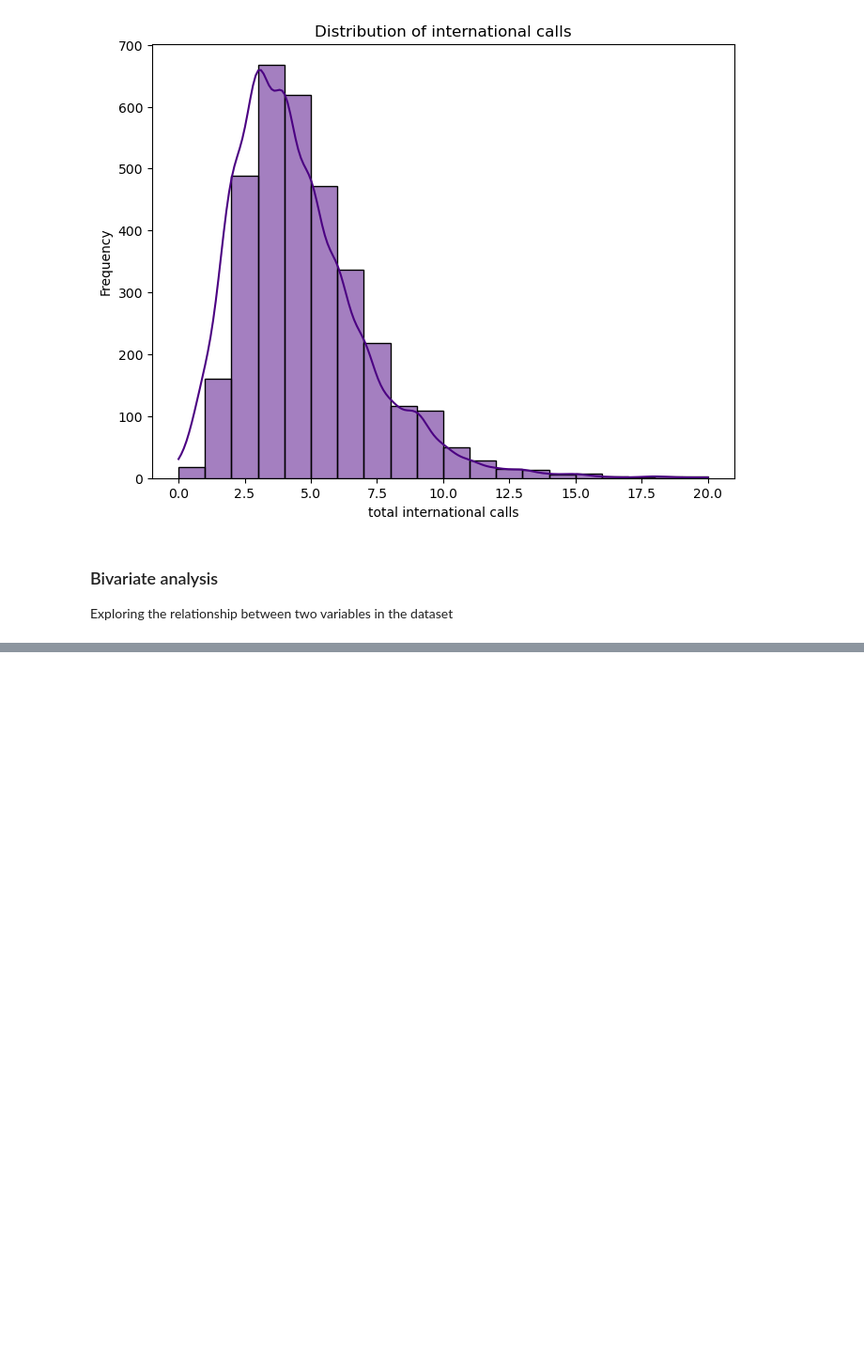
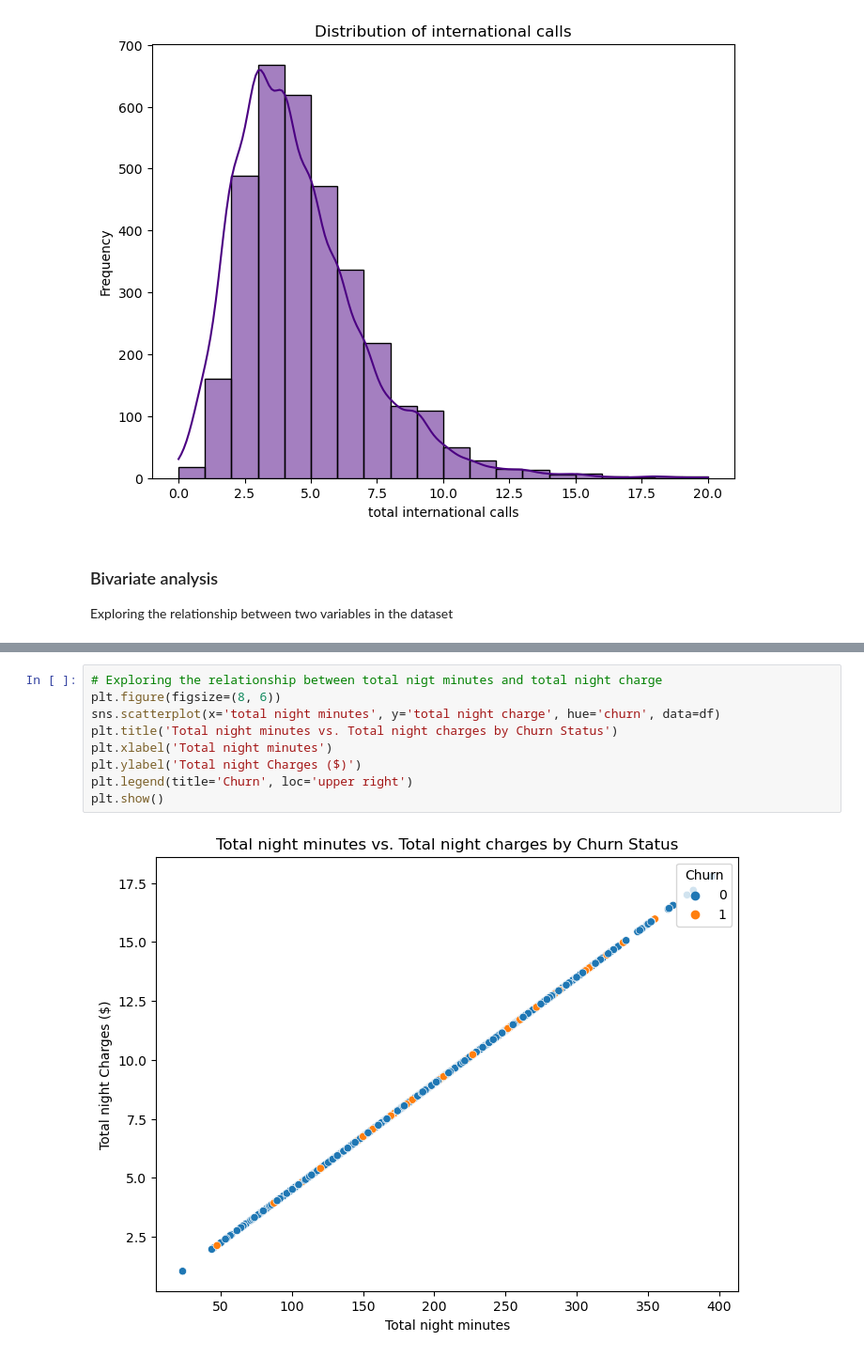
Before and after one commit to King-georges/Predicting-Churn-in-a-Telecom-s-company, a Jupyter notebook: Project_notebook.ipynb, the cells around one changed output, grey strips where cells are left out. Shown: that part at 94% size. Saved outputs shown, nothing was run; the diff lists cells and outputs as text; blank space fills up the shorter version.

```diff
--- a/Project_notebook.ipynb
+++ b/Project_notebook.ipynb
@@ -259,0 +292,11 @@ Exploring the relationship between two variables in the dataset
+# %%
+# Exploring the relationship between total nigt minutes and total night charge
+plt.figure(figsize=(8, 6))
+sns.scatterplot(x='total night minutes', y='total night charge', hue='churn', data=df)
+plt.title('Total night minutes vs. Total night charges by Churn Status')
+plt.xlabel('Total night minutes')
+plt.ylabel('Total night Charges ($)')
+plt.legend(title='Churn', loc='upper right')
+plt.show()
+# %% [output]
+[figure, added]
```
Also changed, not shown: parts of 3 cells of this notebook.
